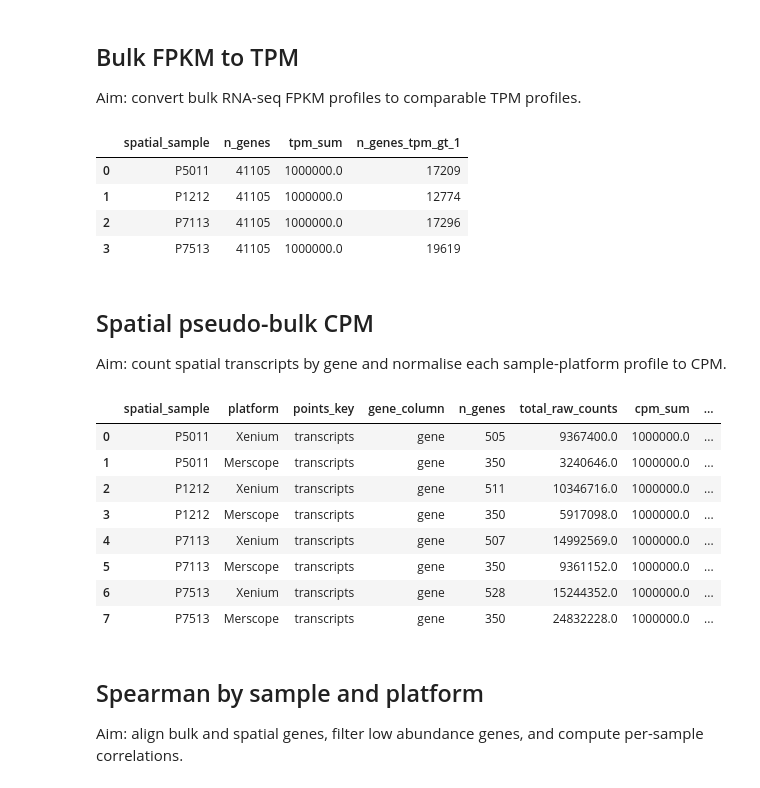
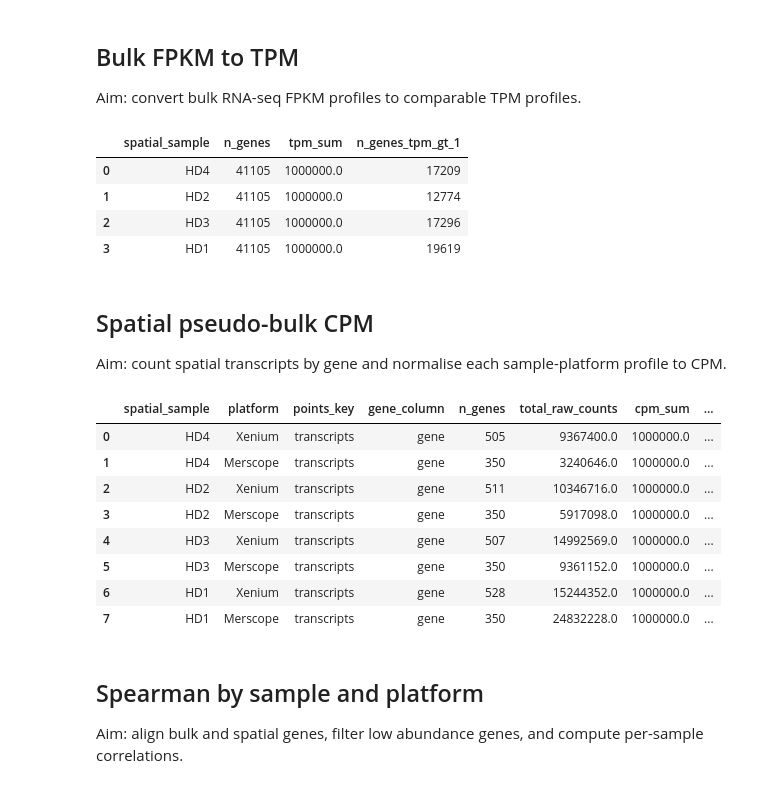
Before and after one commit to bourdenxlab/MerXen, a Jupyter notebook: notebooks/bulkseq_spatial_tpm_cpm_spearman.ipynb, the cells around one changed output. Saved outputs shown, nothing was run; the diff lists cells and outputs as text; code cells hidden in the pictures.

```diff
--- a/notebooks/bulkseq_spatial_tpm_cpm_spearman.ipynb
+++ b/notebooks/bulkseq_spatial_tpm_cpm_spearman.ipynb
@@ -8,6 +10,7 @@ Compare bulk RNA-seq TPM with spatial pseudo-bulk CPM by sample and platform. Ge
 Aim: define paths, samples, platforms, thresholds, and plotting colours.
 # %%
 import os
+import sys
 from pathlib import Path
 
 import matplotlib.pyplot as plt
@@ -16,6 +19,17 @@ import pandas as pd
 import spatialdata as sd
 from scipy.stats import spearmanr, ttest_rel
 
+# Import merxen from the checkout that holds this notebook (the nearest
+# directory at or above the working directory with a pyproject.toml).
+_cwd = Path.cwd().resolve()
+_checkout = next(
+    (p for p in (_cwd, *_cwd.parents) if (p / "pyproject.toml").is_file()),
+    None,
+)
+if _checkout is not None and str(_checkout / "src") not in sys.path:
+    sys.path.insert(0, str(_checkout / "src"))
+
+from merxen.privacy import to_real
 from merxen.qc.gene_comparison import apply_dataset_filter
 
 MERXEN_ROOT = Path(os.environ.get("MERXEN_ROOT", Path.cwd().parent)).resolve()
@@ -28,11 +42,10 @@ FPKM_TSV = BULKSEQ / "MerXenRNAseq.gene.FPKM.txt"
 SPATIAL_ZARR = Path("latest") / "latest_spatialdata.zarr"
 GENE_COLUMNS = ["gene", "feature_name", "target", "gene_name"]
 
+# Samples are named by aliases; the bulk-seq column of each carries its real name.
 SAMPLE_TO_FPKM_COL = {
-    "P5011": "S1_5011",
-    "P1212": "S2_1212",
-    "P7113": "S3_7113",
-    "P7513": "S4_7513",
+    sample: to_real(sample, form="bulk_column")
+    for sample in ("HD4", "HD2", "HD3", "HD1")
 }
 SAMPLES = list(SAMPLE_TO_FPKM_COL)
 PLATFORMS = {"Xenium": "xenium", "Merscope": "merscope"}
@@ -65,10 +78,10 @@ bulk_tpm_summary = pd.DataFrame(
 bulk_tpm_summary
 # %% [output]
 |  | spatial_sample | n_genes | tpm_sum | n_genes_tpm_gt_1 |
-| 0 | P5011 | 41105 | 1000000.0 | 17209 |
-| 1 | P1212 | 41105 | 1000000.0 | 12774 |
-| 2 | P7113 | 41105 | 1000000.0 | 17296 |
-| 3 | P7513 | 41105 | 1000000.0 | 19619 |
+| 0 | HD4 | 41105 | 1000000.0 | 17209 |
+| 1 | HD2 | 41105 | 1000000.0 | 12774 |
+| 2 | HD3 | 41105 | 1000000.0 | 17296 |
+| 3 | HD1 | 41105 | 1000000.0 | 19619 |
 # %% [markdown]
 ## Spatial pseudo-bulk CPM
 
@@ -80,7 +93,7 @@ summary_rows = []
 
 for sample in SAMPLES:
     for platform, folder in PLATFORMS.items():
-        zarr_path = RESULTS / sample / folder / SPATIAL_ZARR
+        zarr_path = RESULTS / to_real(sample) / folder / SPATIAL_ZARR
         sdata = sd.read_zarr(zarr_path)
         points_key = next((k for k in sdata.points if "transcript" in str(k).lower()), None)
         if points_key is None:
@@ -92,41 +105,41 @@ for sample in SAMPLES:
 
         if hasattr(points, "npartitions"):
             counts = points[[gene_col]].groupby(gene_col).size().compute()
         else:
             counts = points.groupby(gene_col).size()
         counts.index = counts.index.astype(str).str.strip()
         counts = counts[(counts.index != "") & (counts.index != "nan")]
         counts = counts.groupby(level=0).sum().astype(float)
         counts = apply_dataset_filter(counts, platform)
 
         cpm = counts / counts.sum() * 1_000_000
         spatial_counts[(sample, platform)] = counts
         spatial_cpm[(sample, platform)] = cpm.rename("spatial_cpm")
         summary_rows.append(
             {
                 "spatial_sample": sample,
                 "platform": platform,
                 "points_key": str(points_key),
                 "gene_column": gene_col,
                 "n_genes": len(counts),
                 "total_raw_counts": counts.sum(),
                 "cpm_sum": cpm.sum(),
                 "n_genes_cpm_gt_1": (cpm > MIN_CPM).sum(),
             }
         )
 
 spatial_cpm_summary = pd.DataFrame(summary_rows)
 spatial_cpm_summary
 # %% [output]
 |  | spatial_sample | platform | points_key | gene_column | n_genes | total_raw_counts | cpm_sum | ... |
-| 0 | P5011 | Xenium | transcripts | gene | 505 | 9367400.0 | 1000000.0 | ... |
-| 1 | P5011 | Merscope | transcripts | gene | 350 | 3240646.0 | 1000000.0 | ... |
-| 2 | P1212 | Xenium | transcripts | gene | 511 | 10346716.0 | 1000000.0 | ... |
-| 3 | P1212 | Merscope | transcripts | gene | 350 | 5917098.0 | 1000000.0 | ... |
-| 4 | P7113 | Xenium | transcripts | gene | 507 | 14992569.0 | 1000000.0 | ... |
-| 5 | P7113 | Merscope | transcripts | gene | 350 | 9361152.0 | 1000000.0 | ... |
-| 6 | P7513 | Xenium | transcripts | gene | 528 | 15244352.0 | 1000000.0 | ... |
-| 7 | P7513 | Merscope | transcripts | gene | 350 | 24832228.0 | 1000000.0 | ... |
+| 0 | HD4 | Xenium | transcripts | gene | 505 | 9367400.0 | 1000000.0 | ... |
+| 1 | HD4 | Merscope | transcripts | gene | 350 | 3240646.0 | 1000000.0 | ... |
+| 2 | HD2 | Xenium | transcripts | gene | 511 | 10346716.0 | 1000000.0 | ... |
+| 3 | HD2 | Merscope | transcripts | gene | 350 | 5917098.0 | 1000000.0 | ... |
+| 4 | HD3 | Xenium | transcripts | gene | 507 | 14992569.0 | 1000000.0 | ... |
+| 5 | HD3 | Merscope | transcripts | gene | 350 | 9361152.0 | 1000000.0 | ... |
+| 6 | HD1 | Xenium | transcripts | gene | 528 | 15244352.0 | 1000000.0 | ... |
+| 7 | HD1 | Merscope | transcripts | gene | 350 | 24832228.0 | 1000000.0 | ... |
 # %% [markdown]
 ## Spearman by sample and platform
 
```
Also changed, not shown: parts of 5 cells of this notebook, 13 other files.
